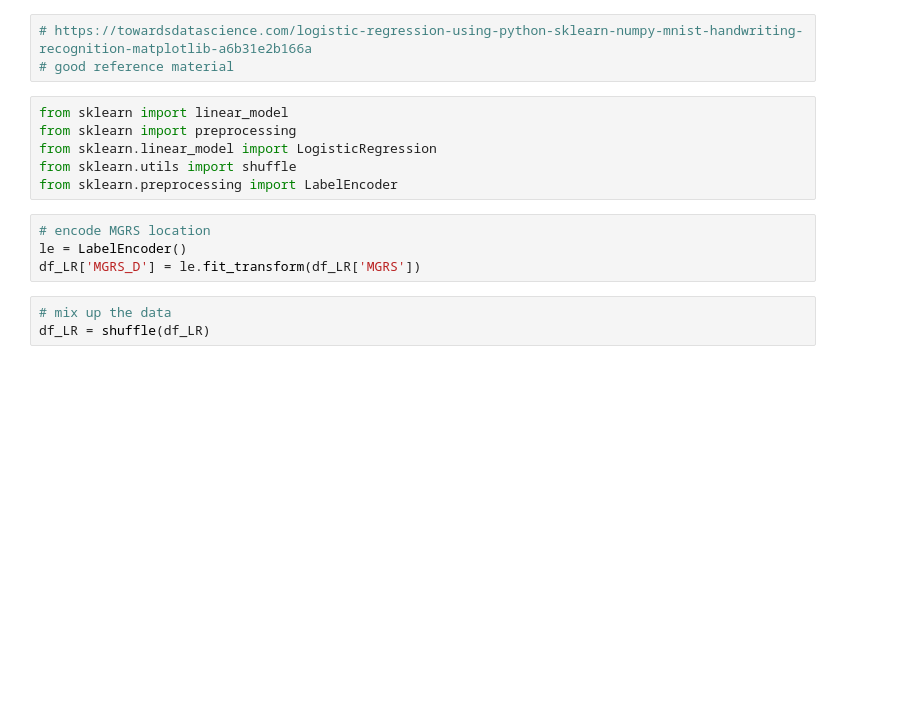
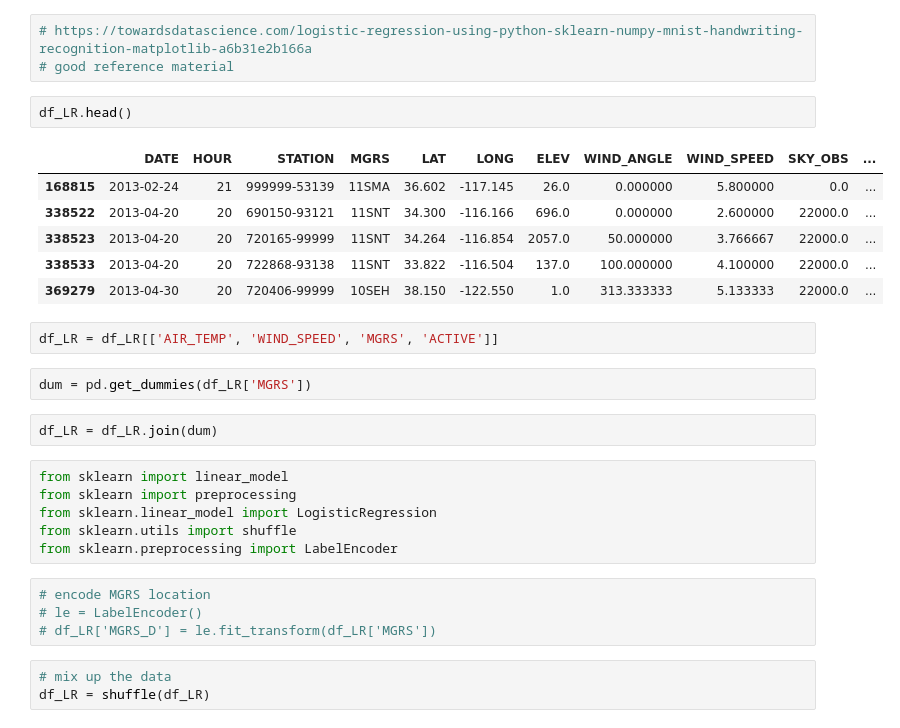
Before and after one commit to tjlogue4/Wildfire-Prediction, a Jupyter notebook: Logistic Regression.ipynb, the cells around one changed output. Cells and saved outputs as stored; diff of their text form; blank space fills up the shorter version.

```diff
--- a/Logistic Regression.ipynb
+++ b/Logistic Regression.ipynb
@@ -174,6 +174,21 @@ Name: ACTIVE, dtype: int64
 # %%
 # https://towardsdatascience.com/logistic-regression-using-python-sklearn-numpy-mnist-handwriting-recognition-matplotlib-a6b31e2b166a
 # good reference material
+# %%
+df_LR.head()
+# %% [output]
+|  | DATE | HOUR | STATION | MGRS | LAT | LONG | ELEV | WIND_ANGLE | WIND_SPEED | SKY_OBS | ... |
+| 168815 | 2013-02-24 | 21 | 999999-53139 | 11SMA | 36.602 | -117.145 | 26.0 | 0.000000 | 5.800000 | 0.0 | ... |
+| 338522 | 2013-04-20 | 20 | 690150-93121 | 11SNT | 34.300 | -116.166 | 696.0 | 0.000000 | 2.600000 | 22000.0 | ... |
+| 338523 | 2013-04-20 | 20 | 720165-99999 | 11SNT | 34.264 | -116.854 | 2057.0 | 50.000000 | 3.766667 | 22000.0 | ... |
+| 338533 | 2013-04-20 | 20 | 722868-93138 | 11SNT | 33.822 | -116.504 | 137.0 | 100.000000 | 4.100000 | 22000.0 | ... |
+| 369279 | 2013-04-30 | 20 | 720406-99999 | 10SEH | 38.150 | -122.550 | 1.0 | 313.333333 | 5.133333 | 22000.0 | ... |
+# %%
+df_LR = df_LR[['AIR_TEMP', 'WIND_SPEED', 'MGRS', 'ACTIVE']]
+# %%
+dum = pd.get_dummies(df_LR['MGRS'])
+# %%
+df_LR = df_LR.join(dum)
 # %%
 from sklearn import linear_model
 from sklearn import preprocessing
@@ -182,8 +197,8 @@ from sklearn.utils import shuffle
 from sklearn.preprocessing import LabelEncoder
 # %%
 # encode MGRS location
-le = LabelEncoder()
-df_LR['MGRS_D'] = le.fit_transform(df_LR['MGRS'])
+# le = LabelEncoder()
+# df_LR['MGRS_D'] = le.fit_transform(df_LR['MGRS'])
 # %%
 # mix up the data
 df_LR = shuffle(df_LR)
```
Also changed, not shown: parts of 18 cells of this notebook.
